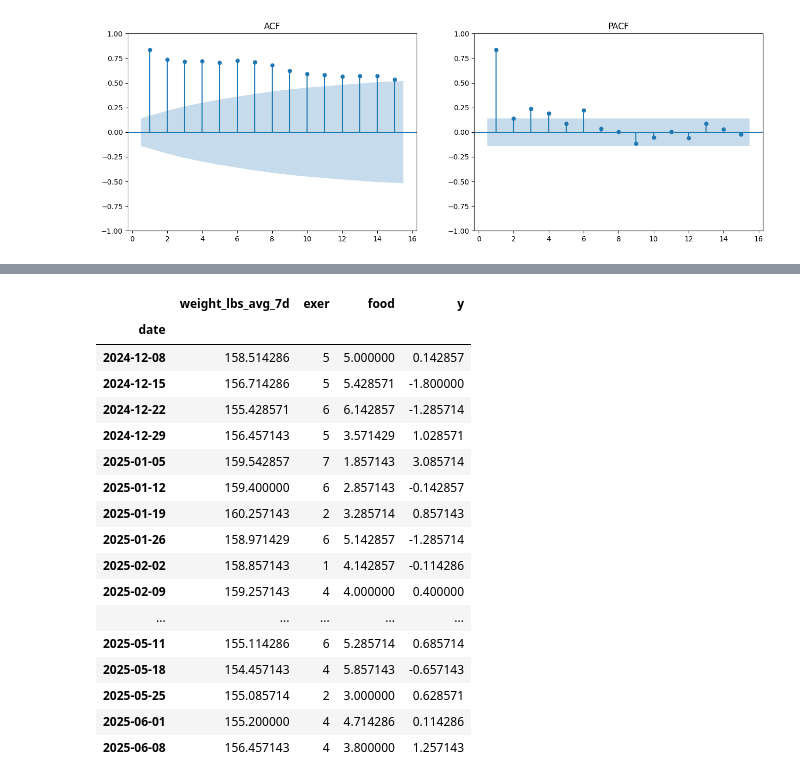
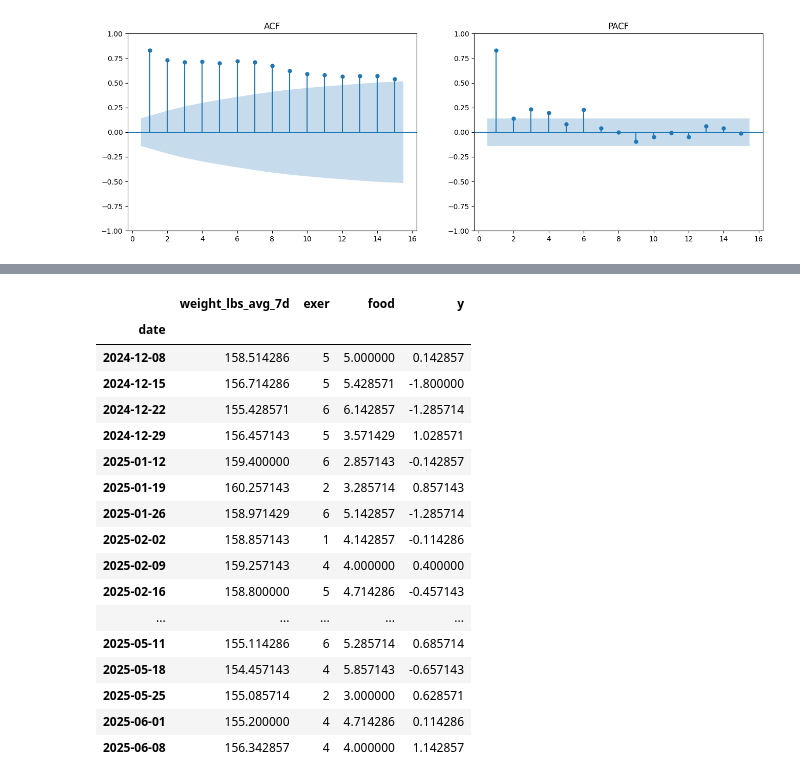
Before and after one commit to danielrferreira/weight_control, a Jupyter notebook: forecast_model/analysis.ipynb, the cells around one changed output, grey strips where cells are left out. Saved outputs shown, nothing was run; the diff lists cells and outputs as text; code cells hidden in the pictures.

```diff
--- a/forecast_model/analysis.ipynb
+++ b/forecast_model/analysis.ipynb
@@ -142,27 +159,28 @@ df
 # %%
 weekly_df = analysis.df.resample('W').agg({'weight_lbs_avg_7d': 'last','exer': 'sum','food': 'mean'})
 weekly_df['y'] = weekly_df['weight_lbs_avg_7d'].diff()
 weekly_df = weekly_df.dropna()
+weekly_df = weekly_df[weekly_df['exer']<7]
 weekly_df
 # %% [output]
 |  | weight_lbs_avg_7d | exer | food | y |
 | date |  |  |  |  |
 | 2024-12-08 | 158.514286 | 5 | 5.000000 | 0.142857 |
 | 2024-12-15 | 156.714286 | 5 | 5.428571 | -1.800000 |
 | 2024-12-22 | 155.428571 | 6 | 6.142857 | -1.285714 |
 | 2024-12-29 | 156.457143 | 5 | 3.571429 | 1.028571 |
-| 2025-01-05 | 159.542857 | 7 | 1.857143 | 3.085714 |
 | 2025-01-12 | 159.400000 | 6 | 2.857143 | -0.142857 |
 | 2025-01-19 | 160.257143 | 2 | 3.285714 | 0.857143 |
 | 2025-01-26 | 158.971429 | 6 | 5.142857 | -1.285714 |
 | 2025-02-02 | 158.857143 | 1 | 4.142857 | -0.114286 |
 | 2025-02-09 | 159.257143 | 4 | 4.000000 | 0.400000 |
+| 2025-02-16 | 158.800000 | 5 | 4.714286 | -0.457143 |
 | ... | ... | ... | ... | ... |
 | 2025-05-11 | 155.114286 | 6 | 5.285714 | 0.685714 |
 | 2025-05-18 | 154.457143 | 4 | 5.857143 | -0.657143 |
 | 2025-05-25 | 155.085714 | 2 | 3.000000 | 0.628571 |
 | 2025-06-01 | 155.200000 | 4 | 4.714286 | 0.114286 |
-| 2025-06-08 | 156.457143 | 4 | 3.800000 | 1.257143 |
+| 2025-06-08 | 156.342857 | 4 | 4.000000 | 1.142857 |
 # %%
 for x in ['exer', 'food']:
     plt.scatter(weekly_df[x],weekly_df['y'])
```
Also changed, not shown: parts of 33 cells of this notebook.
